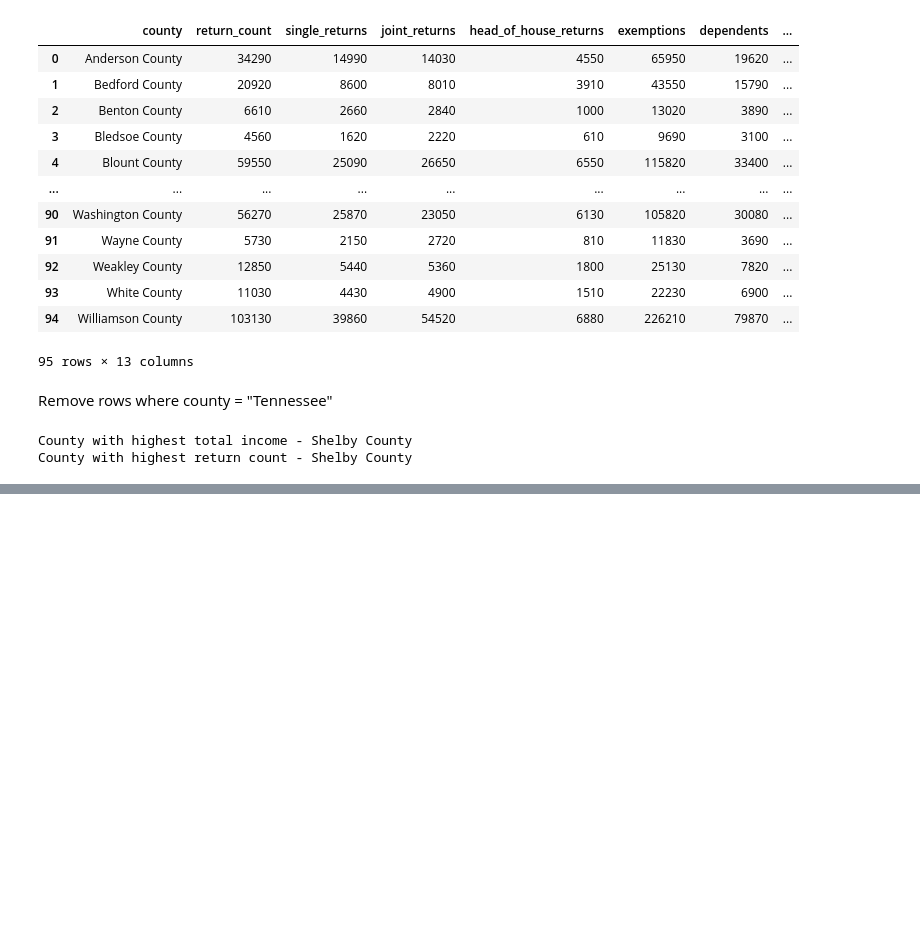
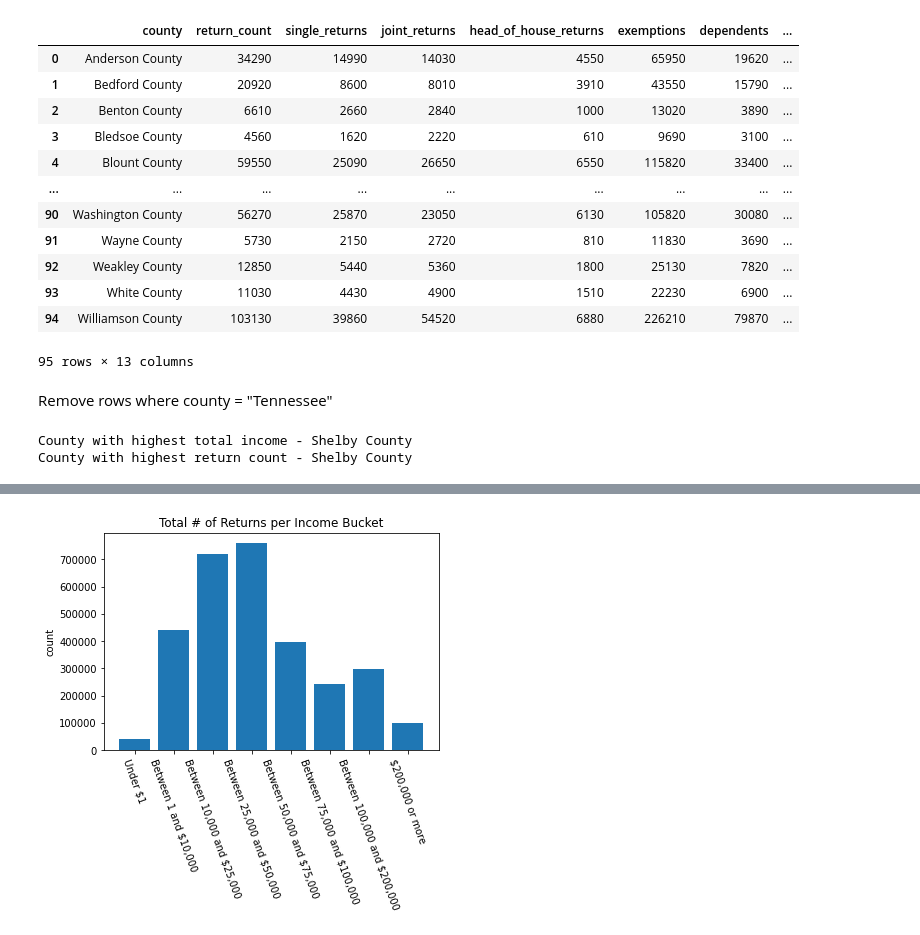
Before and after one commit to conradbn/data-science-essentials-3, a Jupyter notebook: notebooks/week_one_Assignment.ipynb, the cells around one changed output, grey strips where cells are left out. Cells and saved outputs as stored; diff of their text form; code cells hidden in the pictures; blank space fills up the shorter version.

```diff
--- a/notebooks/week_one_Assignment.ipynb
+++ b/notebooks/week_one_Assignment.ipynb
@@ -358,0 +379,8 @@ SyntaxError: invalid syntax (<ipython-input-37-e9bdd517e894>, line 1)
+# %%
+data = income_df_TN_red[income_df_TN_red.county == 'Tennessee']
+plt.bar('income_bucket', 'return_count', data = data)
+plt.xticks(rotation = 290)
+plt.ylabel('count')
+plt.title('Total # of Returns per Income Bucket');
+# %% [output]
+[figure, added]
```
Also changed, not shown: parts of 18 cells of this notebook, 7 other files.
